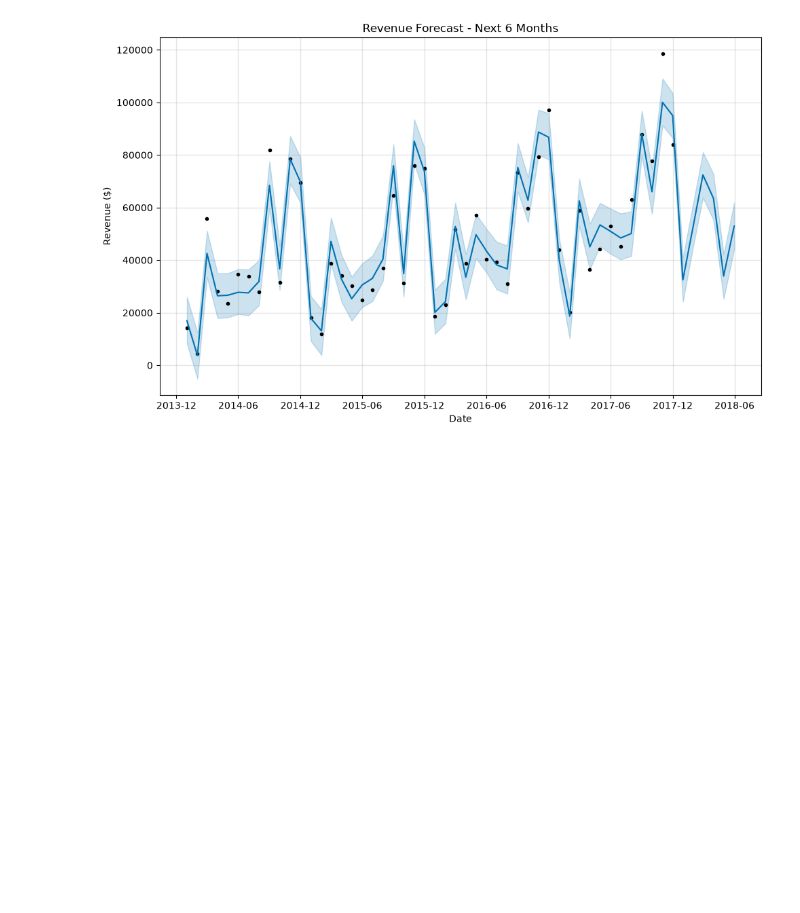
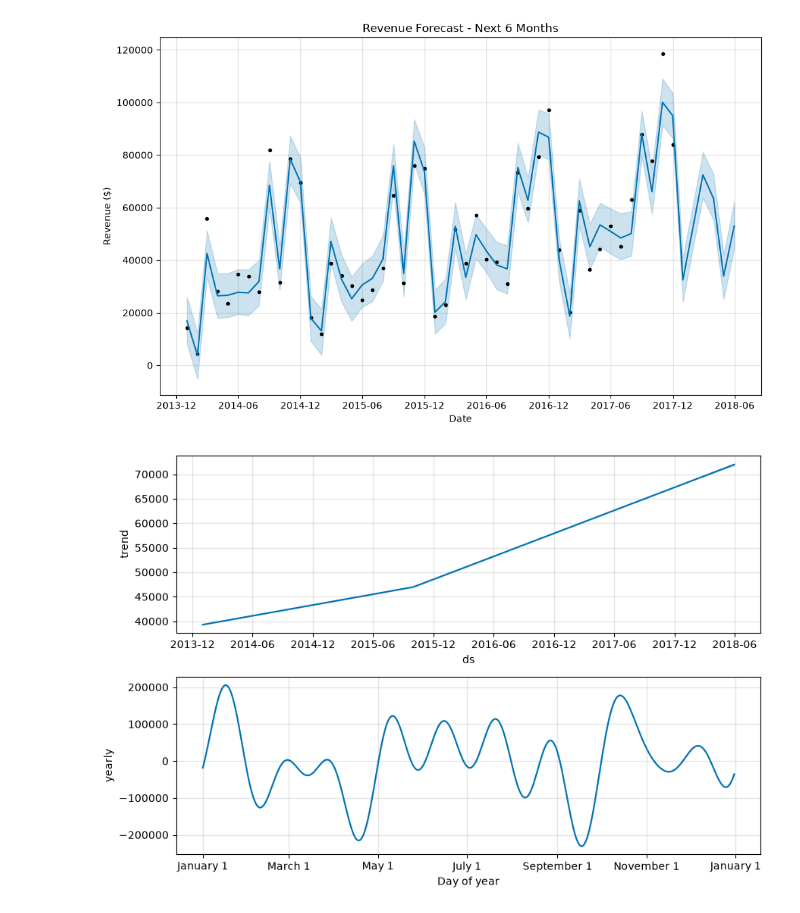
Before and after one commit to irlhasnain/retail-sales-analytics, a Jupyter notebook: notebooks/03_forecasting.ipynb, the cells around one changed output. Drawn from its saved outputs; the diff is of its cells as text; code cells hidden in the pictures; blank space fills up the shorter version.

Commit message:
Add forecast component analysis

```diff
--- a/notebooks/03_forecasting.ipynb
+++ b/notebooks/03_forecasting.ipynb
@@ -83,3 +83,8 @@ plt.ylabel('Revenue ($)')
 plt.show()
 # %% [output]
 [figure]
+# %%
+fig2 = model.plot_components(forecast)
+plt.show()
+# %% [output]
+[figure, added]
```
